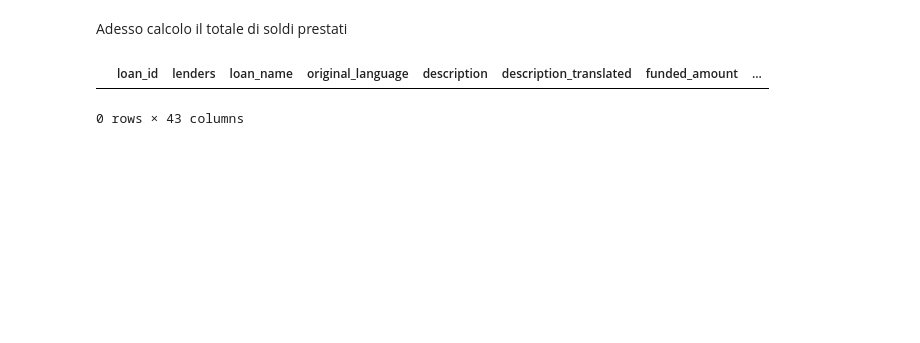
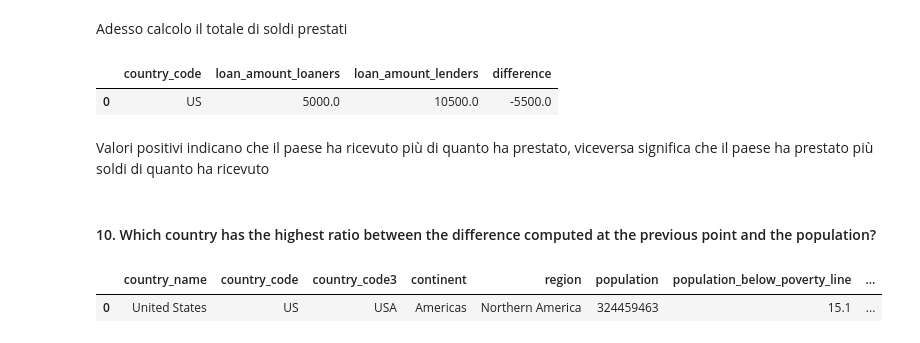
Before and after one commit to MarcoP9/FOCS, a Jupyter notebook: Project.ipynb, the cells around one changed output. Saved outputs shown, nothing was run; the diff lists cells and outputs as text; code cells hidden in the pictures; blank space fills up the shorter version.

Commit message:
Add points until 11

```diff
--- a/Project.ipynb
+++ b/Project.ipynb
@@ -233,5 +233,26 @@ df2 = pd.merge(df1, lenders, left_on = "lenders", right_on = "permanent_name")
-# %%
-df2
-# %% [output]
-|  | loan_id | lenders | loan_name | original_language | description | description_translated | funded_amount | ... |
-0 rows × 43 columns
+# %%
+money_borrowed = pd.DataFrame(df2.groupby("country_code_loaners")["loan_amount"].sum()).reset_index()
+# %%
+money_lent = pd.DataFrame(df2.groupby("country_code_lenders")["loan_amount"].sum()).reset_index()
+# %%
+money = pd.merge(money_borrowed, money_lent, left_on = "country_code_loaners", right_on = "country_code_lenders", suffixes = ("_loaners","_lenders"))
+money["difference"] = money["loan_amount_loaners"] - money["loan_amount_lenders"]
+money = money.rename(columns = {"country_code_loaners":"country_code"}).drop("country_code_lenders", axis = 1)
+money
+# %% [output]
+|  | country_code | loan_amount_loaners | loan_amount_lenders | difference |
+| 0 | US | 5000.0 | 10500.0 | -5500.0 |
+# %% [markdown]
+Valori positivi indicano che il paese ha ricevuto più di quanto ha prestato, viceversa significa che il paese ha prestato più soldi di quanto ha ricevuto
+# %% [markdown]
+#### 10. Which country has the highest ratio between the difference computed at the previous point and the population?
+# %%
+country_stats = pd.read_csv("Datasets/country_stats.csv")
+country
+# %%
+country = pd.merge(country_stats, money, on = "country_code")
+country["ratio"] = country["difference"]/country["population"]
+country.loc[country["ratio"] == country["ratio"].max()]
+# %% [output]
+|  | country_name | country_code | country_code3 | continent | region | population | population_below_poverty_line | ... |
+| 0 | United States | US | USA | Americas | Northern America | 324459463 | 15.1 | ... |
```
Also changed, not shown: parts of 8 cells of this notebook.
